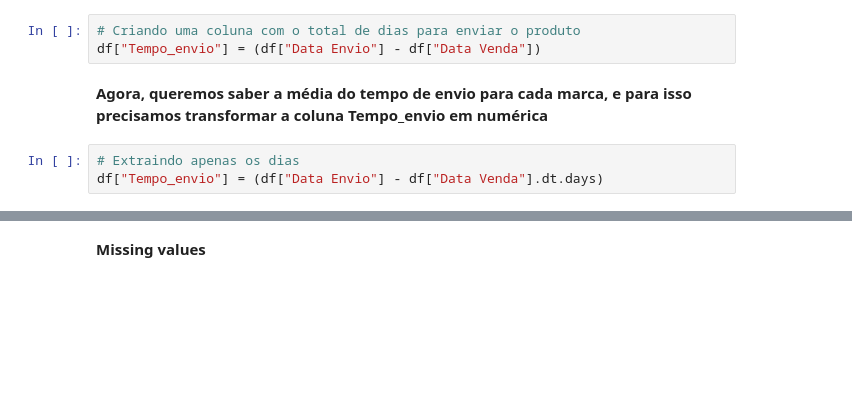
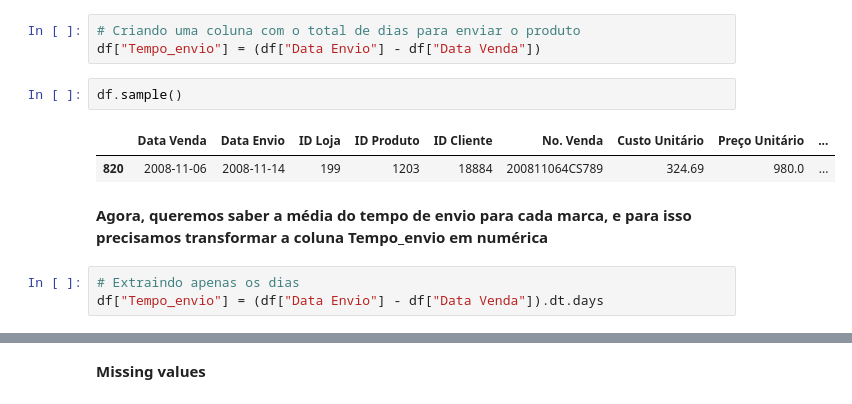
Before and after one commit to layansg/DIO-DESAFIO-analise-de-dados-com-python-e-pandas, a Jupyter notebook: Aula_Análise_Exploratória.ipynb, the cells around one changed output, grey strips where cells are left out. Saved outputs shown, nothing was run; the diff lists cells and outputs as text; blank space fills up the shorter version.

```diff
--- a/Aula_Análise_Exploratória.ipynb
+++ b/Aula_Análise_Exploratória.ipynb
@@ -38,11 +75,16 @@ round(df["Lucro"].sum(), 2)
 # %%
 # Criando uma coluna com o total de dias para enviar o produto
 df["Tempo_envio"] = (df["Data Envio"] - df["Data Venda"])
+# %%
+df.sample()
+# %% [output]
+|  | Data Venda | Data Envio | ID Loja | ID Produto | ID Cliente | No. Venda | Custo Unitário | Preço Unitário | ... |
+| 820 | 2008-11-06 | 2008-11-14 | 199 | 1203 | 18884 | 200811064CS789 | 324.69 | 980.0 | ... |
 # %% [markdown]
 **Agora, queremos saber a média do tempo de envio para cada marca, e para isso precisamos transformar a coluna Tempo_envio em numérica**
 # %%
 # Extraindo apenas os dias
-df["Tempo_envio"] = (df["Data Envio"] - df["Data Venda"].dt.days)
+df["Tempo_envio"] = (df["Data Envio"] - df["Data Venda"]).dt.days
 # %%
 # Verificando o tipo da coluna Tempo_envio
 df["Tempo_envio"].dtype
```
Also changed, not shown: parts of 25 cells of this notebook.
